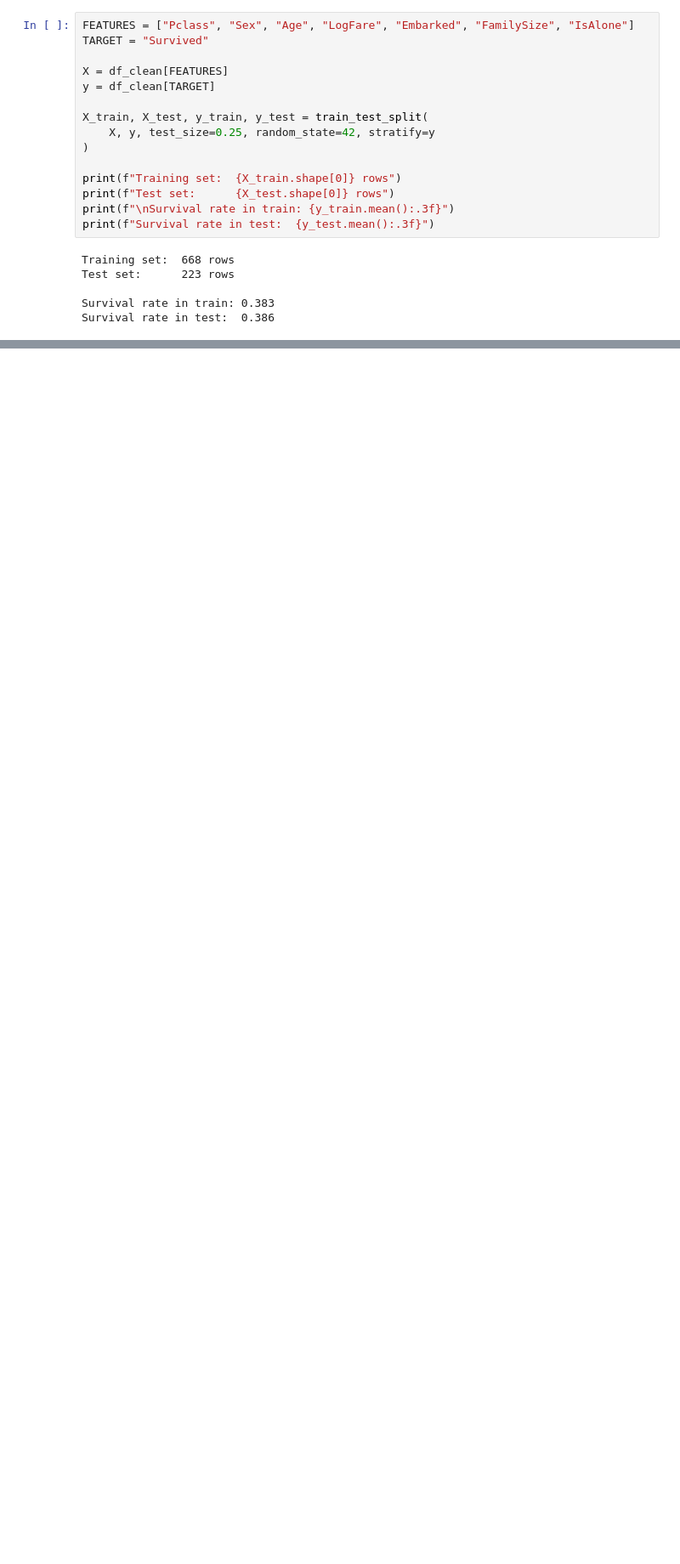
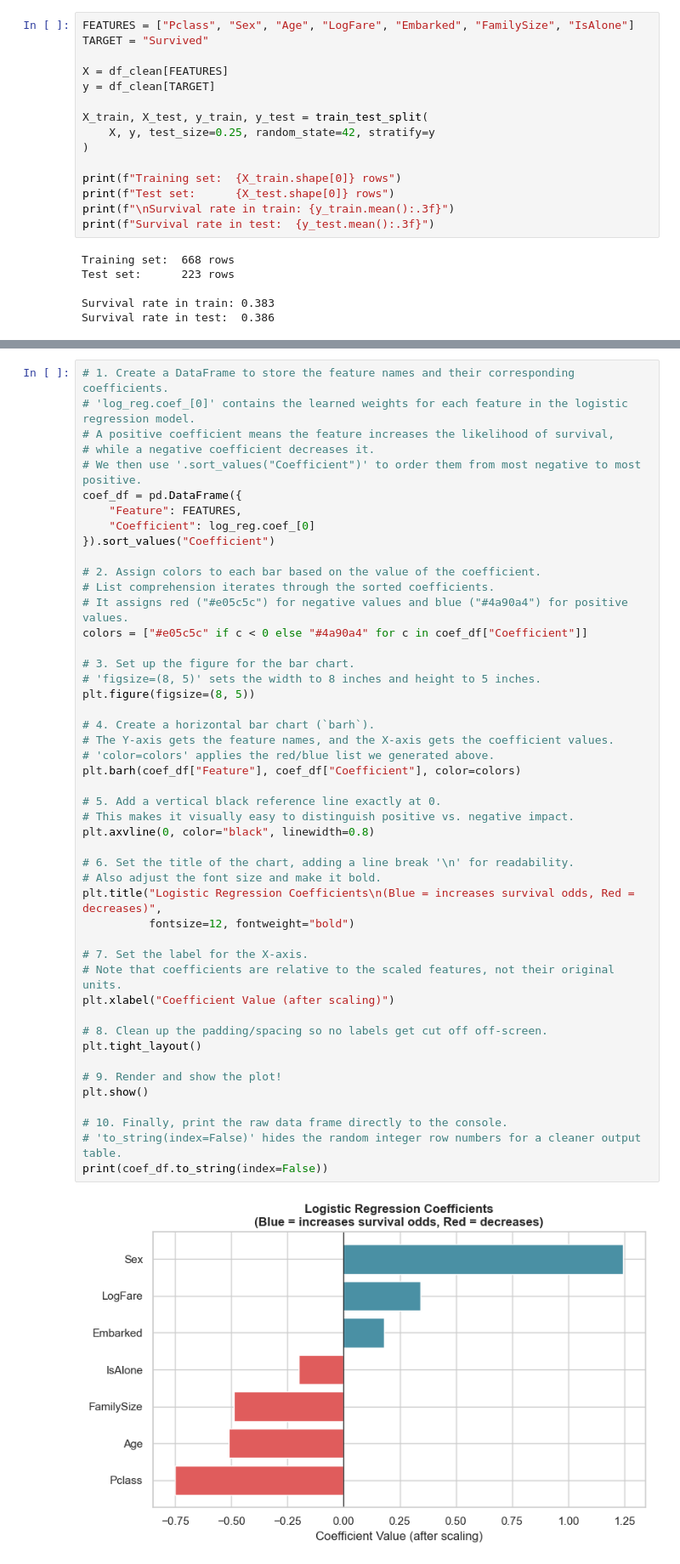
Before and after one commit to PaulPio/DS-Workshop, a Jupyter notebook: class3.ipynb, the cells around one changed output, grey strips where cells are left out. Shown at 85% size. Cells and saved outputs as stored; diff of their text form; blank space fills up the shorter version.

```diff
--- a/class3.ipynb
+++ b/class3.ipynb
@@ -97,0 +241,49 @@ Our model must beat 0.614 to be worth using.
+# %%
+# 1. Create a DataFrame to store the feature names and their corresponding coefficients.
+# 'log_reg.coef_[0]' contains the learned weights for each feature in the logistic regression model.
+# A positive coefficient means the feature increases the likelihood of survival,
+# while a negative coefficient decreases it.
+# We then use '.sort_values("Coefficient")' to order them from most negative to most positive.
+coef_df = pd.DataFrame({
+    "Feature": FEATURES,
+    "Coefficient": log_reg.coef_[0]
+}).sort_values("Coefficient")
+
+# 2. Assign colors to each bar based on the value of the coefficient.
+# List comprehension iterates through the sorted coefficients.
+# It assigns red ("#e05c5c") for negative values and blue ("#4a90a4") for positive values.
+colors = ["#e05c5c" if c < 0 else "#4a90a4" for c in coef_df["Coefficient"]]
+
+# 3. Set up the figure for the bar chart.
+# 'figsize=(8, 5)' sets the width to 8 inches and height to 5 inches.
+plt.figure(figsize=(8, 5))
+
+# 4. Create a horizontal bar chart (`barh`).
+# The Y-axis gets the feature names, and the X-axis gets the coefficient values.
+# 'color=colors' applies the red/blue list we generated above.
+plt.barh(coef_df["Feature"], coef_df["Coefficient"], color=colors)
+
+# 5. Add a vertical black reference line exactly at 0.
+# This makes it visually easy to distinguish positive vs. negative impact.
+plt.axvline(0, color="black", linewidth=0.8)
+
+# 6. Set the title of the chart, adding a line break '\n' for readability.
+# Also adjust the font size and make it bold.
+plt.title("Logistic Regression Coefficients\n(Blue = increases survival odds, Red = decreases)",
+          fontsize=12, fontweight="bold")
+
+# 7. Set the label for the X-axis.
+# Note that coefficients are relative to the scaled features, not their original units.
+plt.xlabel("Coefficient Value (after scaling)")
+
+# 8. Clean up the padding/spacing so no labels get cut off off-screen.
+plt.tight_layout()
+
+# 9. Render and show the plot!
+plt.show()
+
+# 10. Finally, print the raw data frame directly to the console.
+# 'to_string(index=False)' hides the random integer row numbers for a cleaner output table.
+print(coef_df.to_string(index=False))
+# %% [output]
+[figure, added]
```
Also changed, not shown: parts of 20 cells of this notebook, 6 other files.
